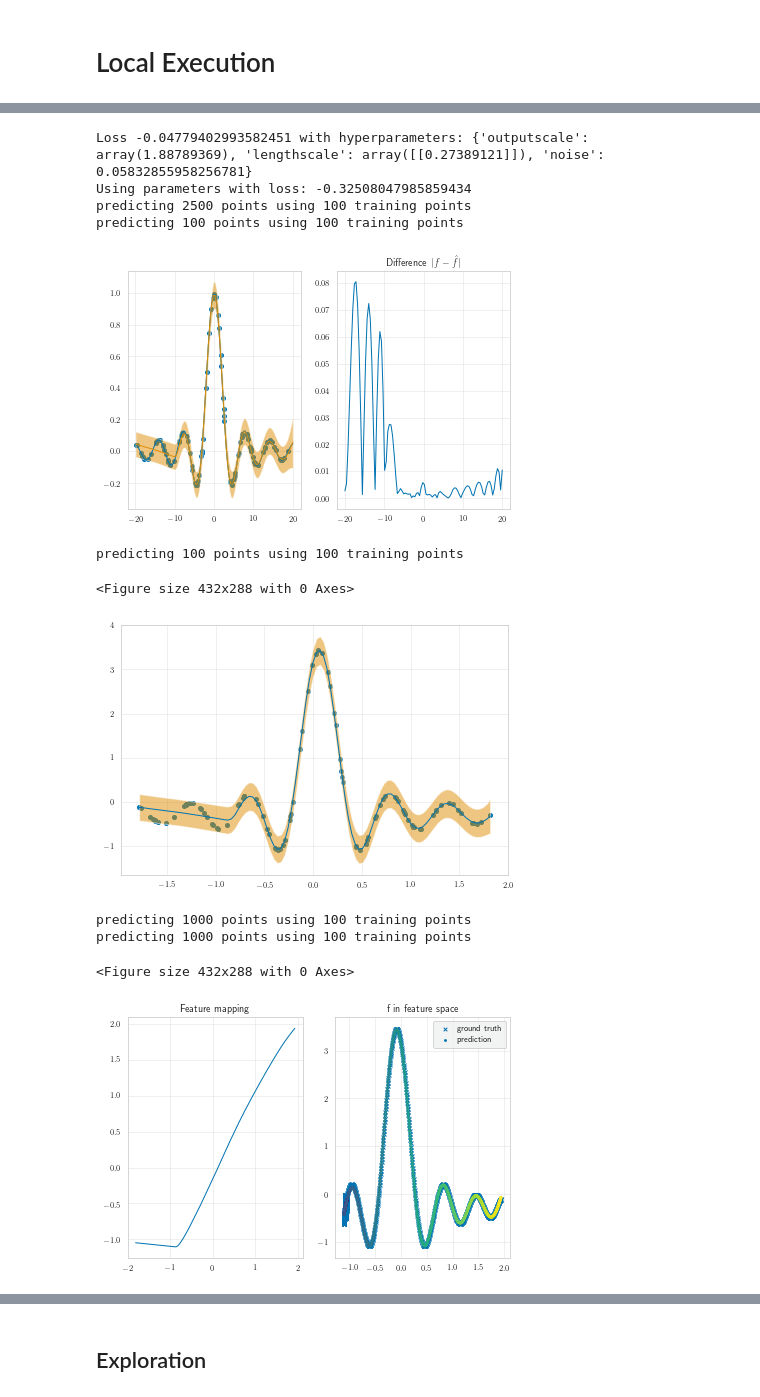
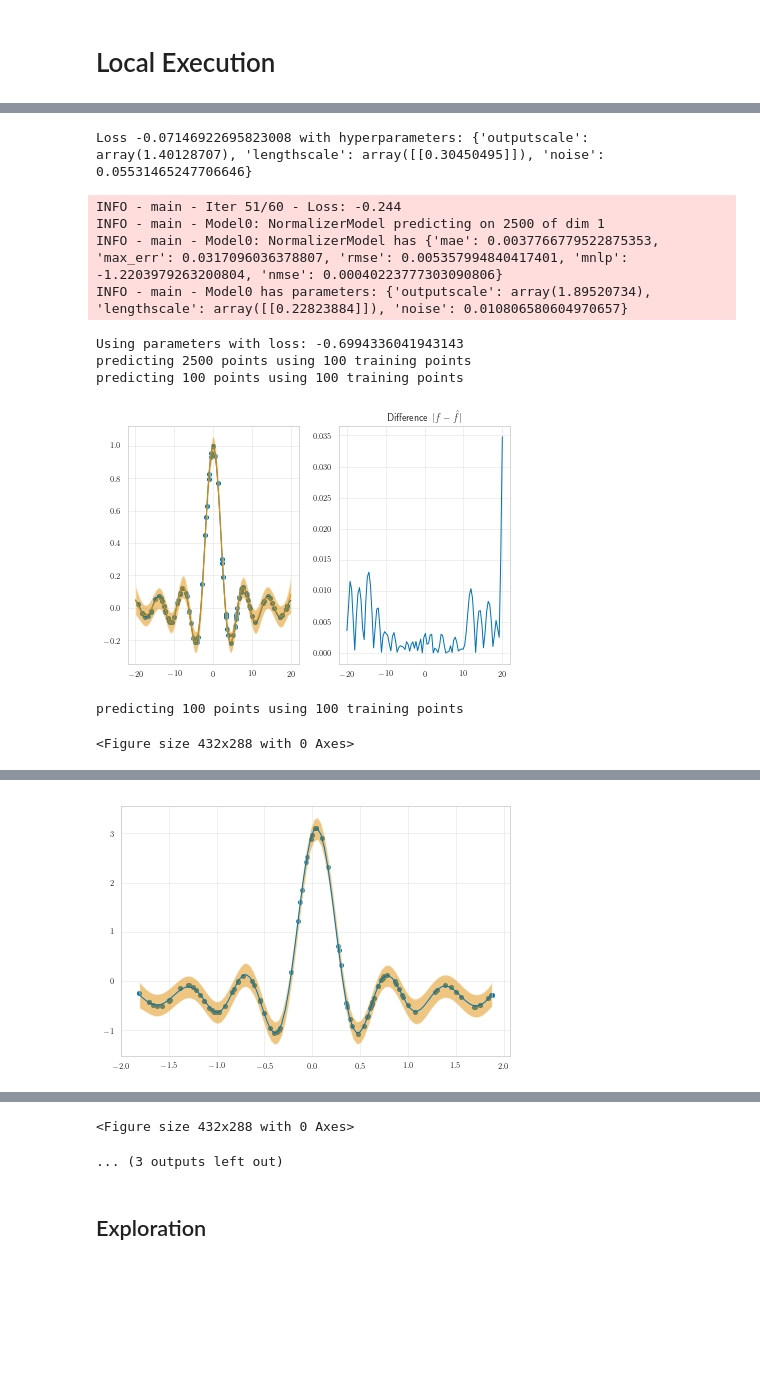
Before and after one commit to tmpethick/thesis-code, a Jupyter notebook: demo.ipynb, the cells around one changed output, grey strips where cells are left out. Drawn from its saved outputs; the diff is of its cells as text; code cells hidden in the pictures; blank space fills up the shorter version.

```diff
--- a/demo.ipynb
+++ b/demo.ipynb
@@ -99,7 +87,7 @@ SGPR = {
     'name': 'SGPR',
     'kwargs': {
         'learning_rate': 0.1,
-        'n_iter': 40,
+        'n_iter': 60,
         'nn_kwargs': {'layers': [1000,1]},
         'gp_kwargs': {'inducing_points': 100},
         'use_double_precision': True,
@@ -131,12 +117,11 @@ INFO - main - Model0 has parameters: {'outputscale': array(1.97050551), 'lengths
-Loss -0.04779402993582451 with hyperparameters: {'outputscale': array(1.88789369), 'lengthscale': array([[0.27389121]]), 'noise': 0.05832855958256781}
-Using parameters with loss: -0.32508047985859434
-predicting 2500 points using 100 training points
-predicting 100 points using 100 training points
+Loss -0.07146922695823008 with hyperparameters: {'outputscale': array(1.40128707), 'lengthscale': array([[0.30450495]]), 'noise': 0.05531465247706646}
-[figure, old version]
-predicting 100 points using 100 training points
+INFO - main - Iter 51/60 - Loss: -0.244
+INFO - main - Model0: NormalizerModel predicting on 2500 of dim 1
+INFO - main - Model0: NormalizerModel has {'mae': 0.0037766779522875353, 'max_err': 0.0317096036378807, 'rmse': 0.005357994840417401, 'mnlp': -1.2203979263200804, 'nmse': 0.00040223777303090806}
+INFO - main - Model0 has parameters: {'outputscale': array(1.89520734), 'lengthscale': array([[0.22823884]]), 'noise': 0.010806580604970657}
-<Figure size 432x288 with 0 Axes>
+Using parameters with loss: -0.6994336041943143
+predicting 2500 points using 100 training points
+predicting 100 points using 100 training points
-[figure, old version]
+[figure, new version]
-predicting 1000 points using 100 training points
-predicting 1000 points using 100 training points
+predicting 100 points using 100 training points
 <Figure size 432x288 with 0 Axes>
-[figure, removed]
@@ -143,0 +128 @@ predicting 1000 points using 100 training points
+[figure, new version]
@@ -146,3 +131,5 @@ INFO - lions - Completed after 0:00:02
+<Figure size 432x288 with 0 Axes>
+... (3 outputs left out)
 # %% [markdown]
 ## Exploration
 # %%
```
Also changed, not shown: parts of 12 cells of this notebook, 10 other files.
